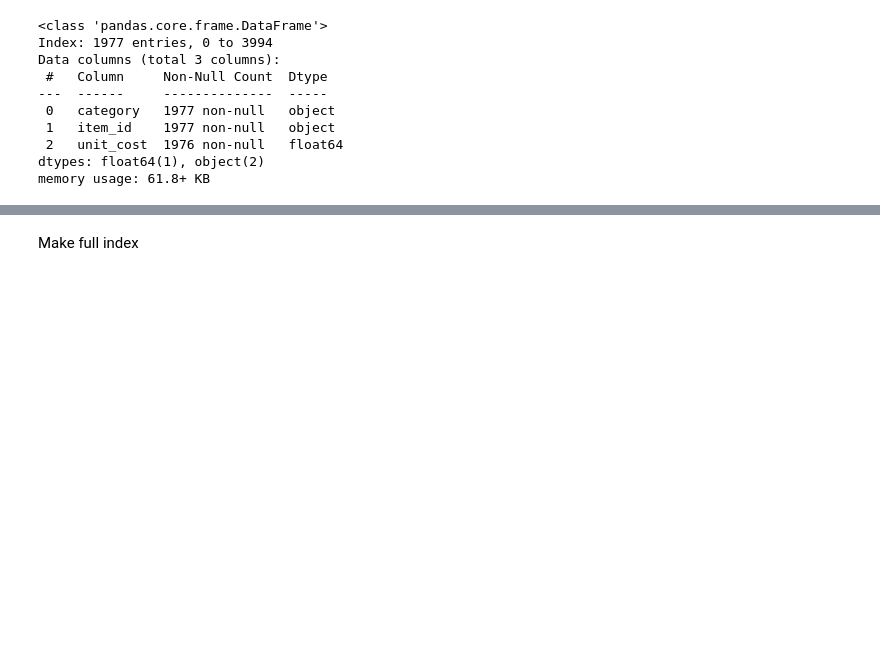
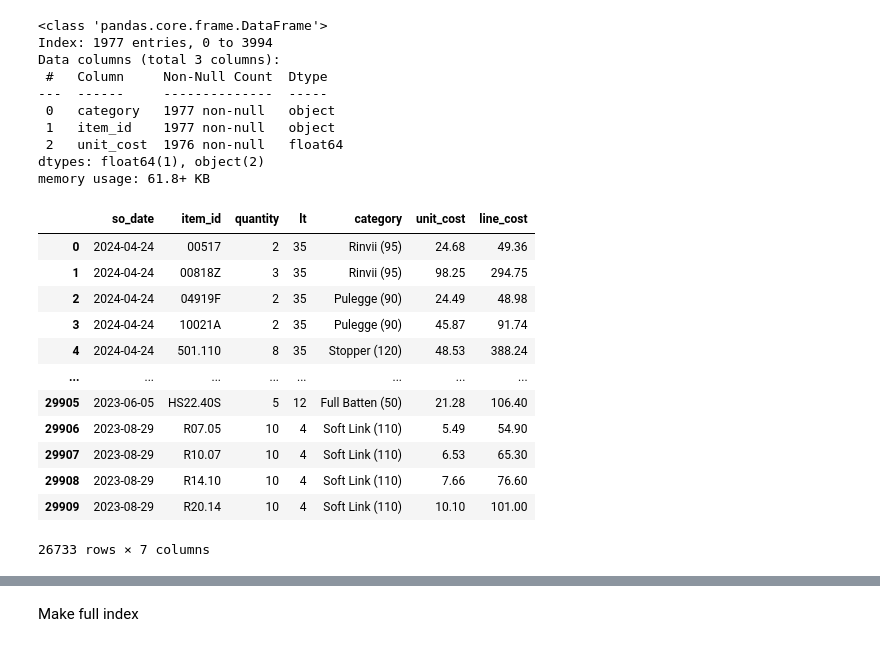
Before and after one commit to werderame/Real-Life-Manufacturing-Inventory-Analysis, a Jupyter notebook: clustering_so_articles/clustering_sales_articles.ipynb, the cells around one changed output, grey strips where cells are left out. Cells and saved outputs as stored; diff of their text form; code cells hidden in the pictures; blank space fills up the shorter version.

```diff
--- a/clustering_so_articles/clustering_sales_articles.ipynb
+++ b/clustering_so_articles/clustering_sales_articles.ipynb
@@ -52,3 +58,19 @@ Data columns (total 3 columns):
  2   unit_cost  1976 non-null   float64
 dtypes: float64(1), object(2)
 memory usage: 61.8+ KB
+# %%
+sale_vol.sort_values()
+# %% [output]
+|  | so_date | item_id | quantity | lt | category | unit_cost | line_cost |
+| 0 | 2024-04-24 | 00517 | 2 | 35 | Rinvii (95) | 24.68 | 49.36 |
+| 1 | 2024-04-24 | 00818Z | 3 | 35 | Rinvii (95) | 98.25 | 294.75 |
+| 2 | 2024-04-24 | 04919F | 2 | 35 | Pulegge (90) | 24.49 | 48.98 |
+| 3 | 2024-04-24 | 10021A | 2 | 35 | Pulegge (90) | 45.87 | 91.74 |
+| 4 | 2024-04-24 | 501.110 | 8 | 35 | Stopper (120) | 48.53 | 388.24 |
+| ... | ... | ... | ... | ... | ... | ... | ... |
+| 29905 | 2023-06-05 | HS22.40S | 5 | 12 | Full Batten (50) | 21.28 | 106.40 |
+| 29906 | 2023-08-29 | R07.05 | 10 | 4 | Soft Link (110) | 5.49 | 54.90 |
+| 29907 | 2023-08-29 | R10.07 | 10 | 4 | Soft Link (110) | 6.53 | 65.30 |
+| 29908 | 2023-08-29 | R14.10 | 10 | 4 | Soft Link (110) | 7.66 | 76.60 |
+| 29909 | 2023-08-29 | R20.14 | 10 | 4 | Soft Link (110) | 10.10 | 101.00 |
+26733 rows × 7 columns
```
Also changed, not shown: parts of 3 cells of this notebook.
